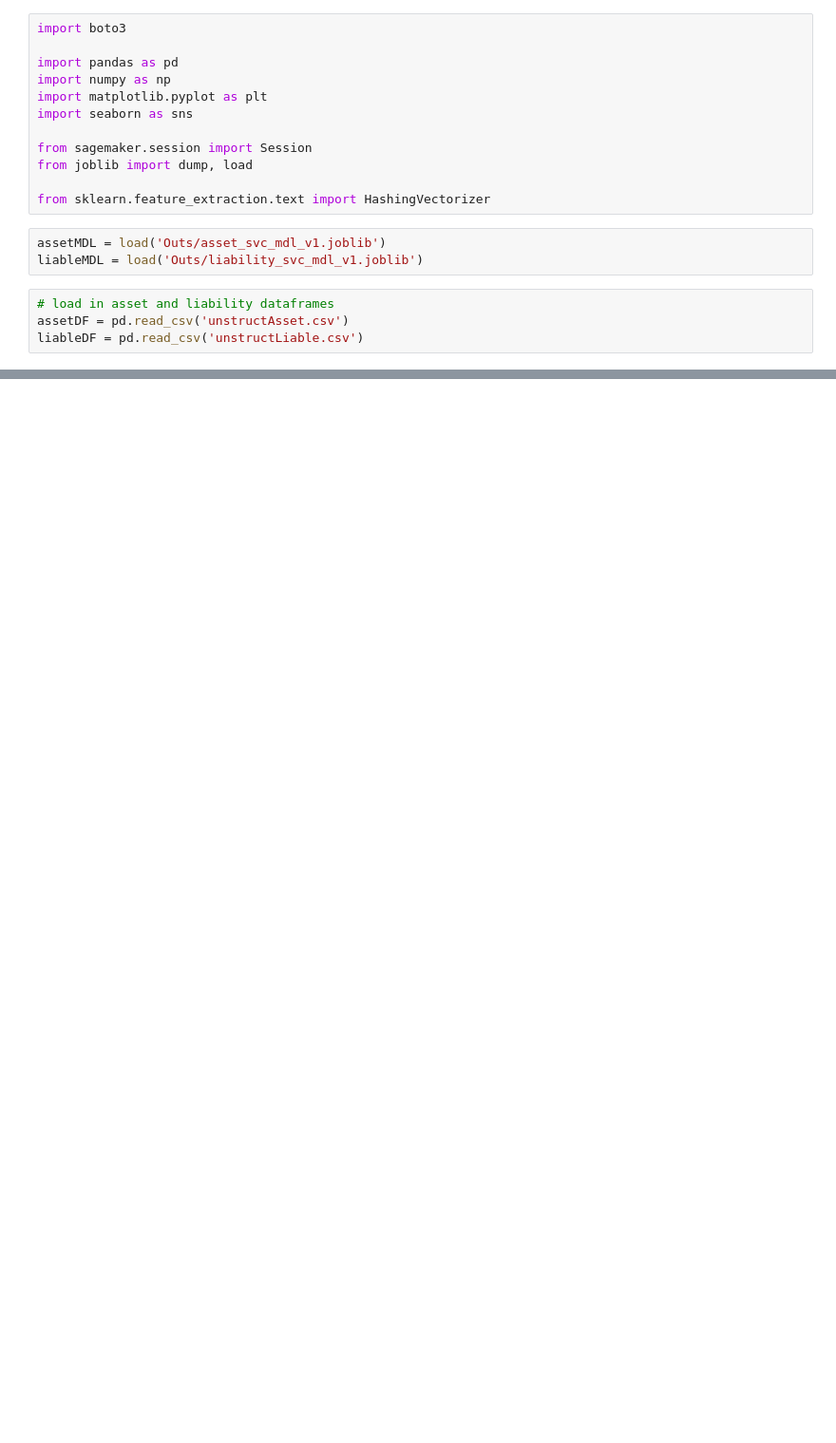
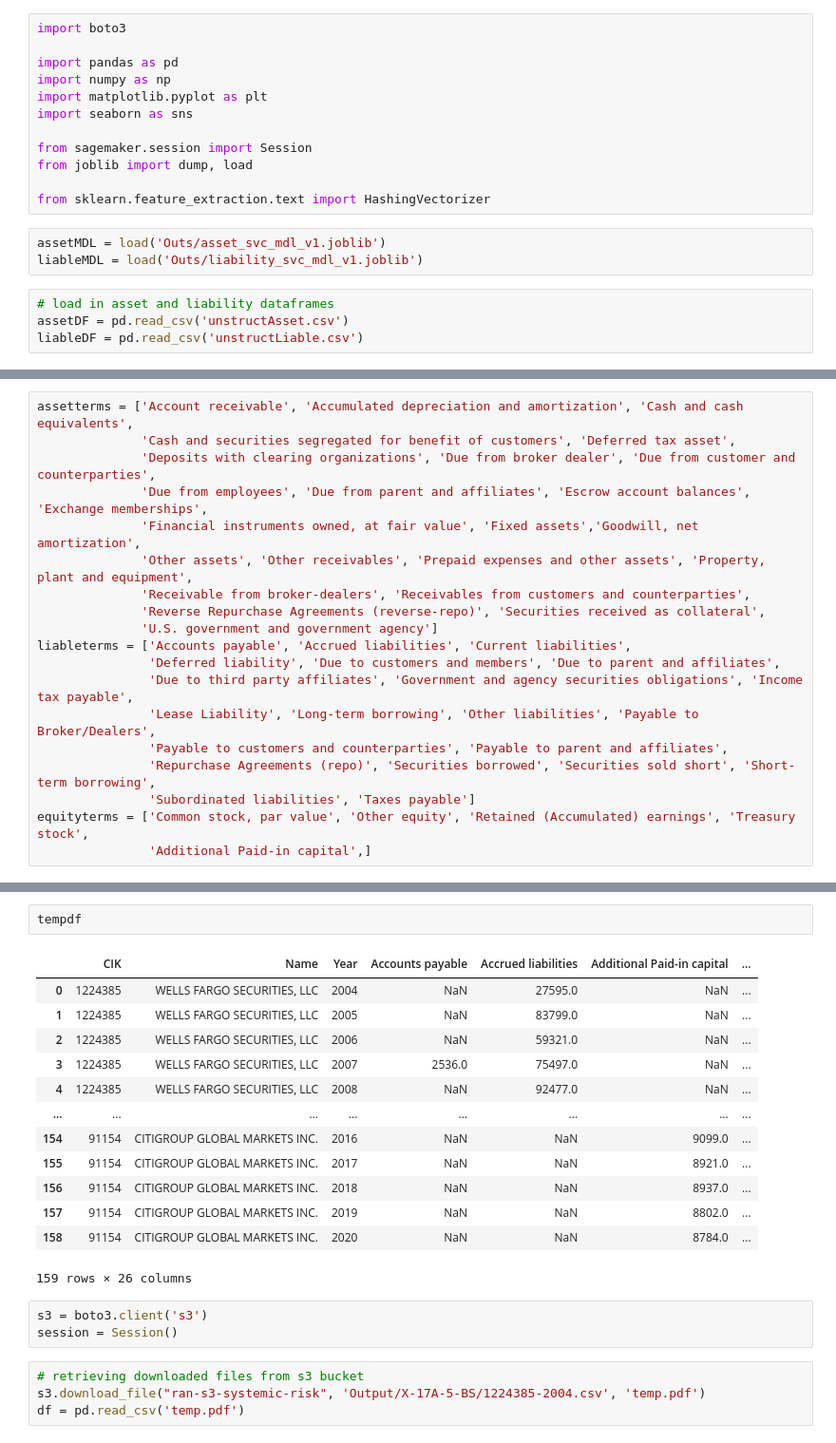
Before and after one commit to fernando-duarte/X17A5, a Jupyter notebook: datebaseStructured.ipynb, the cells around one changed output, grey strips where cells are left out. Shown at 95% size. Drawn from its saved outputs; the diff is of its cells as text; blank space fills up the shorter version.

```diff
--- a/datebaseStructured.ipynb
+++ b/datebaseStructured.ipynb
@@ -118,0 +66,19 @@ structured_data(liableDF, liable_predictions)
+# %%
+assetterms = ['Account receivable', 'Accumulated depreciation and amortization', 'Cash and cash equivalents',
+              'Cash and securities segregated for benefit of customers', 'Deferred tax asset',
+              'Deposits with clearing organizations', 'Due from broker dealer', 'Due from customer and counterparties',
+              'Due from employees', 'Due from parent and affiliates', 'Escrow account balances', 'Exchange memberships',
+              'Financial instruments owned, at fair value', 'Fixed assets','Goodwill, net amortization',
+              'Other assets', 'Other receivables', 'Prepaid expenses and other assets', 'Property, plant and equipment',
+              'Receivable from broker-dealers', 'Receivables from customers and counterparties',
+              'Reverse Repurchase Agreements (reverse-repo)', 'Securities received as collateral',
+              'U.S. government and government agency']
+liableterms = ['Accounts payable', 'Accrued liabilities', 'Current liabilities',
+               'Deferred liability', 'Due to customers and members', 'Due to parent and affiliates',
+               'Due to third party affiliates', 'Government and agency securities obligations', 'Income tax payable',
+               'Lease Liability', 'Long-term borrowing', 'Other liabilities', 'Payable to Broker/Dealers',
+               'Payable to customers and counterparties', 'Payable to parent and affiliates',
+               'Repurchase Agreements (repo)', 'Securities borrowed', 'Securities sold short', 'Short-term borrowing',
+               'Subordinated liabilities', 'Taxes payable']
+equityterms = ['Common stock, par value', 'Other equity', 'Retained (Accumulated) earnings', 'Treasury stock',
+               'Additional Paid-in capital',]
@@ -118,0 +128,23 @@ structured_data(liableDF, liable_predictions)
+# %%
+tempdf
+# %% [output]
+|  | CIK | Name | Year | Accounts payable | Accrued liabilities | Additional Paid-in capital | ... |
+| 0 | 1224385 | WELLS FARGO SECURITIES, LLC | 2004 | NaN | 27595.0 | NaN | ... |
+| 1 | 1224385 | WELLS FARGO SECURITIES, LLC | 2005 | NaN | 83799.0 | NaN | ... |
+| 2 | 1224385 | WELLS FARGO SECURITIES, LLC | 2006 | NaN | 59321.0 | NaN | ... |
+| 3 | 1224385 | WELLS FARGO SECURITIES, LLC | 2007 | 2536.0 | 75497.0 | NaN | ... |
+| 4 | 1224385 | WELLS FARGO SECURITIES, LLC | 2008 | NaN | 92477.0 | NaN | ... |
+| ... | ... | ... | ... | ... | ... | ... | ... |
+| 154 | 91154 | CITIGROUP GLOBAL MARKETS INC. | 2016 | NaN | NaN | 9099.0 | ... |
+| 155 | 91154 | CITIGROUP GLOBAL MARKETS INC. | 2017 | NaN | NaN | 8921.0 | ... |
+| 156 | 91154 | CITIGROUP GLOBAL MARKETS INC. | 2018 | NaN | NaN | 8937.0 | ... |
+| 157 | 91154 | CITIGROUP GLOBAL MARKETS INC. | 2019 | NaN | NaN | 8802.0 | ... |
+| 158 | 91154 | CITIGROUP GLOBAL MARKETS INC. | 2020 | NaN | NaN | 8784.0 | ... |
+159 rows × 26 columns
+# %%
+s3 = boto3.client('s3')
+session = Session()
+# %%
+# retrieving downloaded files from s3 bucket
+s3.download_file("ran-s3-systemic-risk", 'Output/X-17A-5-BS/1224385-2004.csv', 'temp.pdf')
+df = pd.read_csv('temp.pdf')
```
Also changed, not shown: parts of 17 cells of this notebook, 12 other files.
